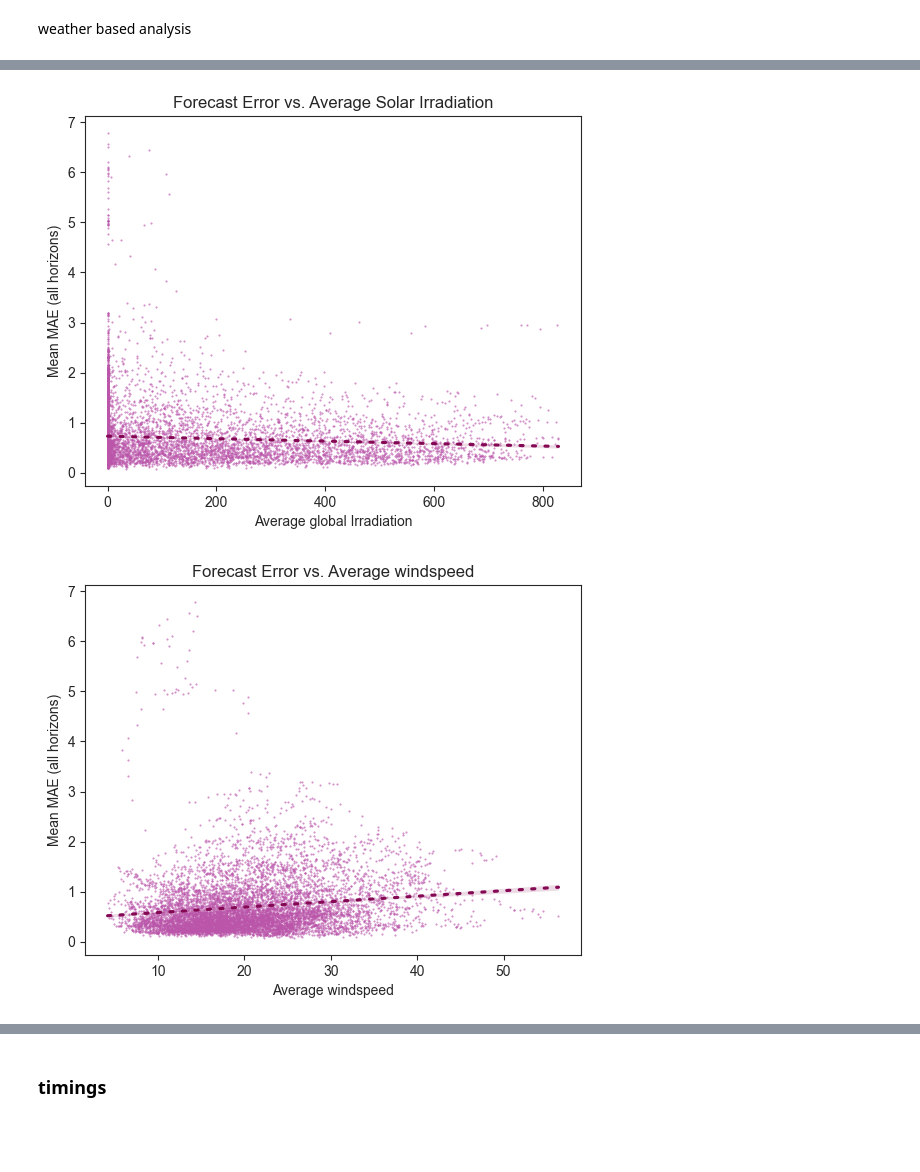
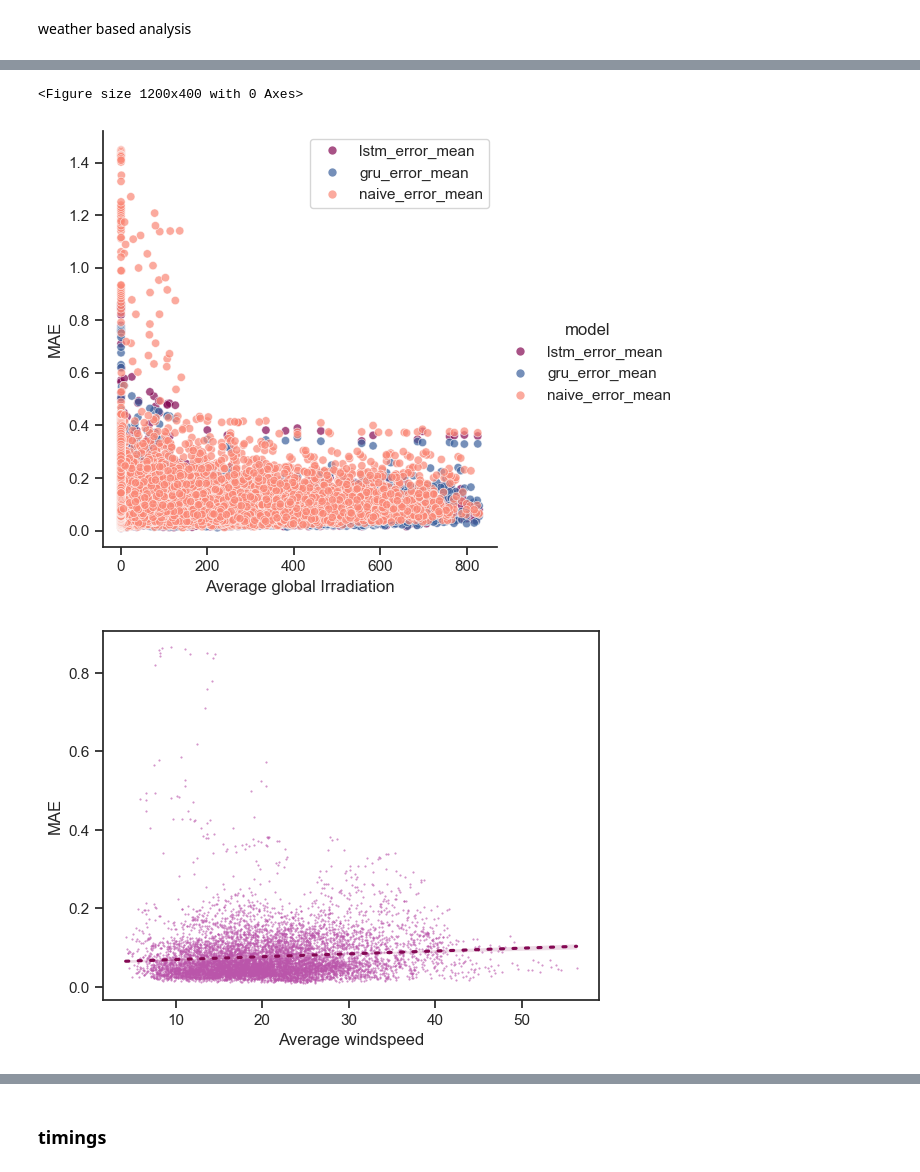
Before and after one commit to valentin-17/epf, a Jupyter notebook: notebooks/other_data_viz.ipynb, the cells around one changed output, grey strips where cells are left out. Drawn from its saved outputs; the diff is of its cells as text; code cells hidden in the pictures; blank space fills up the shorter version.

```diff
--- a/notebooks/other_data_viz.ipynb
+++ b/notebooks/other_data_viz.ipynb
@@ -469,0 +440,15 @@ plt.ylabel("Price in €/MWh")
+# %%
+# unify dataframe and rename columns
+lstm_errors = pd.DataFrame(np.abs(lstm_trues.iloc[:, :].values - lstm_preds.iloc[:, :].values),
+                           columns=[f'lstm_error_{col.split("_")[-1]}' for col in lstm_preds.columns])
+gru_errors = pd.DataFrame(np.abs(gru_trues.iloc[:, :].values - gru_preds.iloc[:, :].values),
+                          columns=[f'gru_error_{col.split("_")[-1]}' for col in gru_preds.columns])
+naive_errors = pd.DataFrame(np.abs(naive_hourly_true.iloc[:, :].values - naive_hourly.iloc[:, :].values),
+                            columns=[f'naive_error_{col.split("_")[-1]}' for col in naive_hourly.columns])
+
+df = pd.concat([lstm_errors, gru_errors, naive_errors], axis=1)
+df['lstm_error_mean'] = df[[col for col in df.columns if col.startswith('lstm_error_')]].mean(axis=1)
+df['gru_error_mean'] = df[[col for col in df.columns if col.startswith('gru_error_')]].mean(axis=1)
+df['naive_error_mean'] = df[[col for col in df.columns if col.startswith('naive_')]].mean(axis=1)
+df.index = lstm_preds.index
+df.dropna(inplace=True)
@@ -511,0 +606,2 @@ data
+# %%
+extended_df = df.join(weather_df, how='inner')
@@ -512,27 +622,41 @@ data
 # %%
-data["mean_mae"] = data.iloc[:, 1:24].mean(axis=1)
-
 sns.set_style('ticks')
 
-sns.regplot(data, x='ghi_avg', y='mean_mae', marker='.',
-            scatter_kws={'color': COLORS['purple'], 'alpha': 0.7, 's': 1},
-            line_kws={'color': COLORS['magenta'], 'dashes': [1,3], 'dash_capstyle': 'round'})
+plt.figure(figsize=(12, 4))
+
+models = ['lstm_error_mean', 'gru_error_mean', 'naive_error_mean']
+
+palette = {
+    'lstm_error_mean': COLORS['magenta'],
+    'gru_error_mean': COLORS['blue'],
+    'naive_error_mean': COLORS['light_orange'],
+}
+
+melted = extended_df.melt(
+    id_vars=['ghi_avg', 'ws_avg'],
+    value_vars=models,
+    var_name='model',
+    value_name='error'
+)
+
+sns.relplot(data=melted, x='ghi_avg', y='error', hue='model', palette=palette, alpha=0.7)
+
 plt.xlabel("Average global Irradiation")
-plt.ylabel("Mean MAE (all horizons)")
-plt.title("Forecast Error vs. Average Solar Irradiation")
+plt.ylabel("MAE")
+plt.legend()
 plt.show()
 # %% [output]
+<Figure size 1200x400 with 0 Axes>
-[figure, old version]
+[figure, new version]
 # %%
-sns.regplot(data, x='ws_avg', y='mean_mae', marker='.',
+sns.regplot(extended_df, x='ws_avg', y='lstm_error_mean', marker='.',
             scatter_kws={'color': COLORS['purple'], 'alpha': 0.7, 's': 1},
             line_kws={'color': COLORS['magenta'], 'dashes': [1,3], 'dash_capstyle': 'round'})
 
 sns.set_style('ticks')
 
 plt.xlabel("Average windspeed")
-plt.ylabel("Mean MAE (all horizons)")
-plt.title("Forecast Error vs. Average windspeed")
+plt.ylabel("MAE")
 plt.show()
 # %% [output]
-[figure, old version]
+[figure, new version]
```
Also changed, not shown: parts of 13 cells of this notebook, 16 other files.
